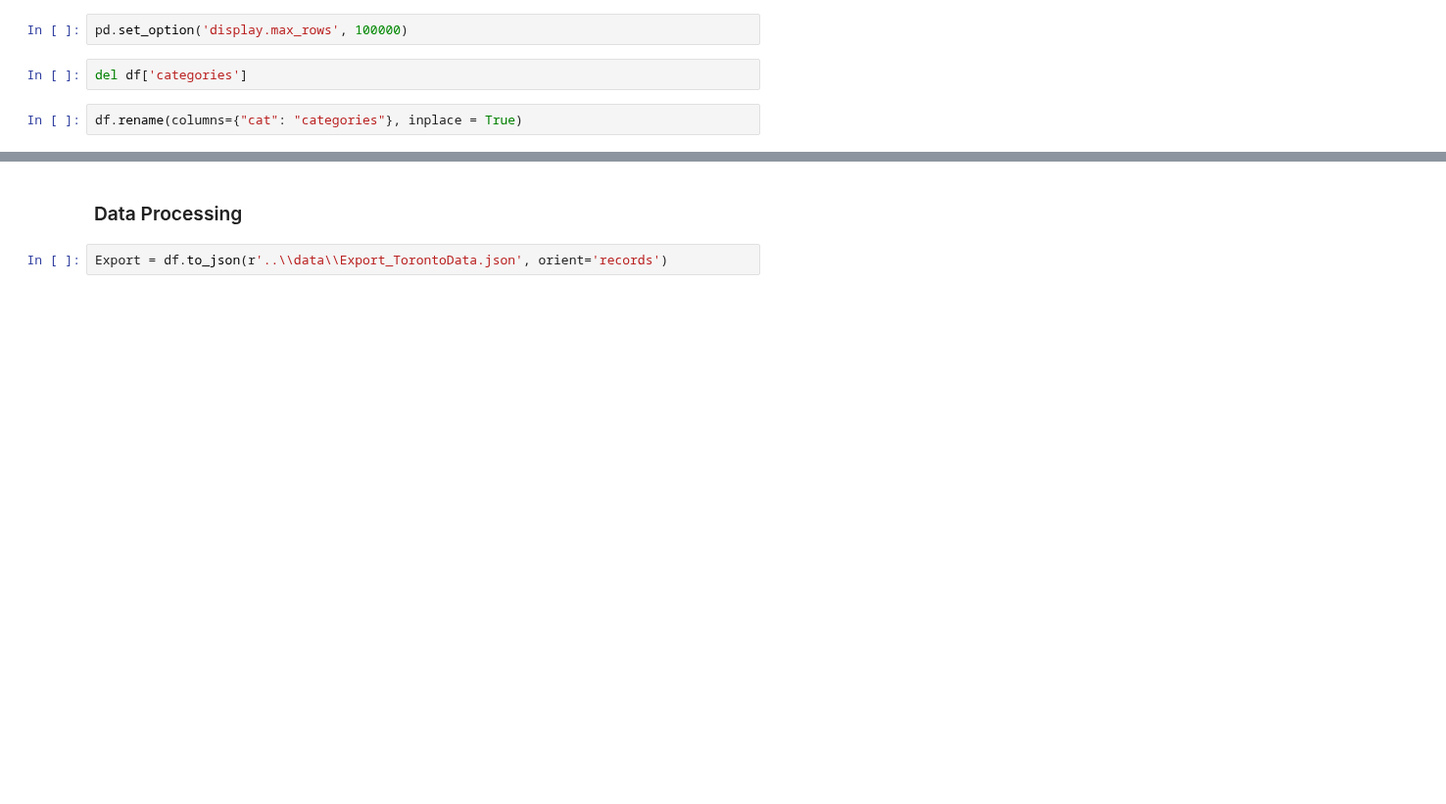
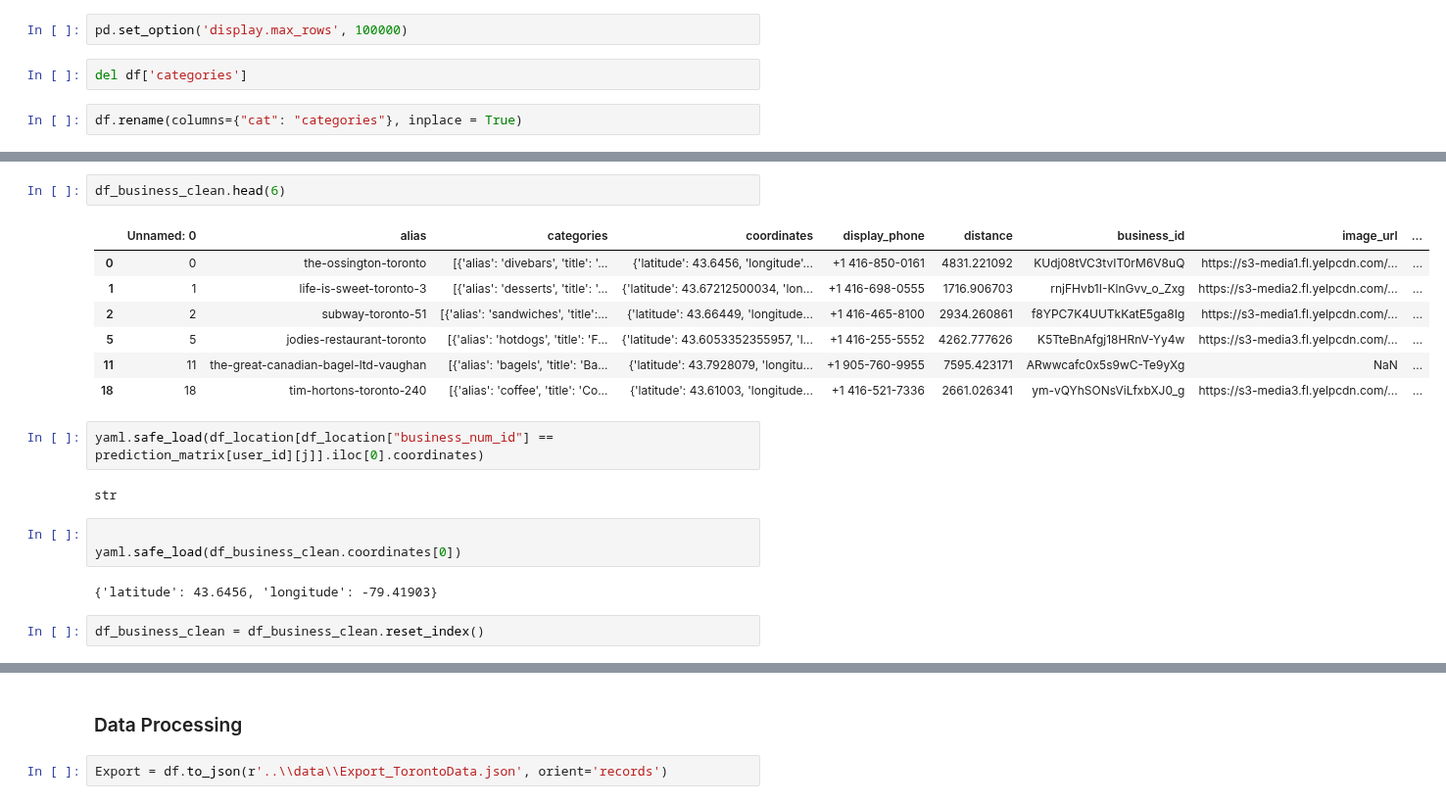
Before and after one commit to TinaBBB/iNAGO_RecSys, a Jupyter notebook: Yelp_data_exploration/Yelp_Toronto_data-final-version.ipynb, the cells around one changed output, grey strips where cells are left out. Shown at 98% size. Drawn from its saved outputs; the diff is of its cells as text; blank space fills up the shorter version.

```diff
--- a/Yelp_data_exploration/Yelp_Toronto_data-final-version.ipynb
+++ b/Yelp_data_exploration/Yelp_Toronto_data-final-version.ipynb
@@ -386,0 +184,21 @@ df
+# %%
+df_business_clean.head(6)
+# %% [output]
+|  | Unnamed: 0 | alias | categories | coordinates | display_phone | distance | business_id | image_url | ... |
+| 0 | 0 | the-ossington-toronto | [{'alias': 'divebars', 'title': '... | {'latitude': 43.6456, 'longitude'... | +1 416-850-0161 | 4831.221092 | KUdj08tVC3tvIT0rM6V8uQ | https://s3-media1.fl.yelpcdn.com/... | ... |
+| 1 | 1 | life-is-sweet-toronto-3 | [{'alias': 'desserts', 'title': '... | {'latitude': 43.67212500034, 'lon... | +1 416-698-0555 | 1716.906703 | rnjFHvb1I-KlnGvv_o_Zxg | https://s3-media2.fl.yelpcdn.com/... | ... |
+| 2 | 2 | subway-toronto-51 | [{'alias': 'sandwiches', 'title':... | {'latitude': 43.66449, 'longitude... | +1 416-465-8100 | 2934.260861 | f8YPC7K4UUTkKatE5ga8Ig | https://s3-media1.fl.yelpcdn.com/... | ... |
+| 5 | 5 | jodies-restaurant-toronto | [{'alias': 'hotdogs', 'title': 'F... | {'latitude': 43.6053352355957, 'l... | +1 416-255-5552 | 4262.777626 | K5TteBnAfgj18HRnV-Yy4w | https://s3-media3.fl.yelpcdn.com/... | ... |
+| 11 | 11 | the-great-canadian-bagel-ltd-vaughan | [{'alias': 'bagels', 'title': 'Ba... | {'latitude': 43.7928079, 'longitu... | +1 905-760-9955 | 7595.423171 | ARwwcafc0x5s9wC-Te9yXg | NaN | ... |
+| 18 | 18 | tim-hortons-toronto-240 | [{'alias': 'coffee', 'title': 'Co... | {'latitude': 43.61003, 'longitude... | +1 416-521-7336 | 2661.026341 | ym-vQYhSONsViLfxbXJ0_g | https://s3-media3.fl.yelpcdn.com/... | ... |
+# %%
+yaml.safe_load(df_location[df_location["business_num_id"] == prediction_matrix[user_id][j]].iloc[0].coordinates)
+# %% [output]
+str
+# %%
+
+yaml.safe_load(df_business_clean.coordinates[0])
+# %% [output]
+{'latitude': 43.6456, 'longitude': -79.41903}
+# %%
+df_business_clean = df_business_clean.reset_index()
```
Also changed, not shown: parts of 21 cells of this notebook.
